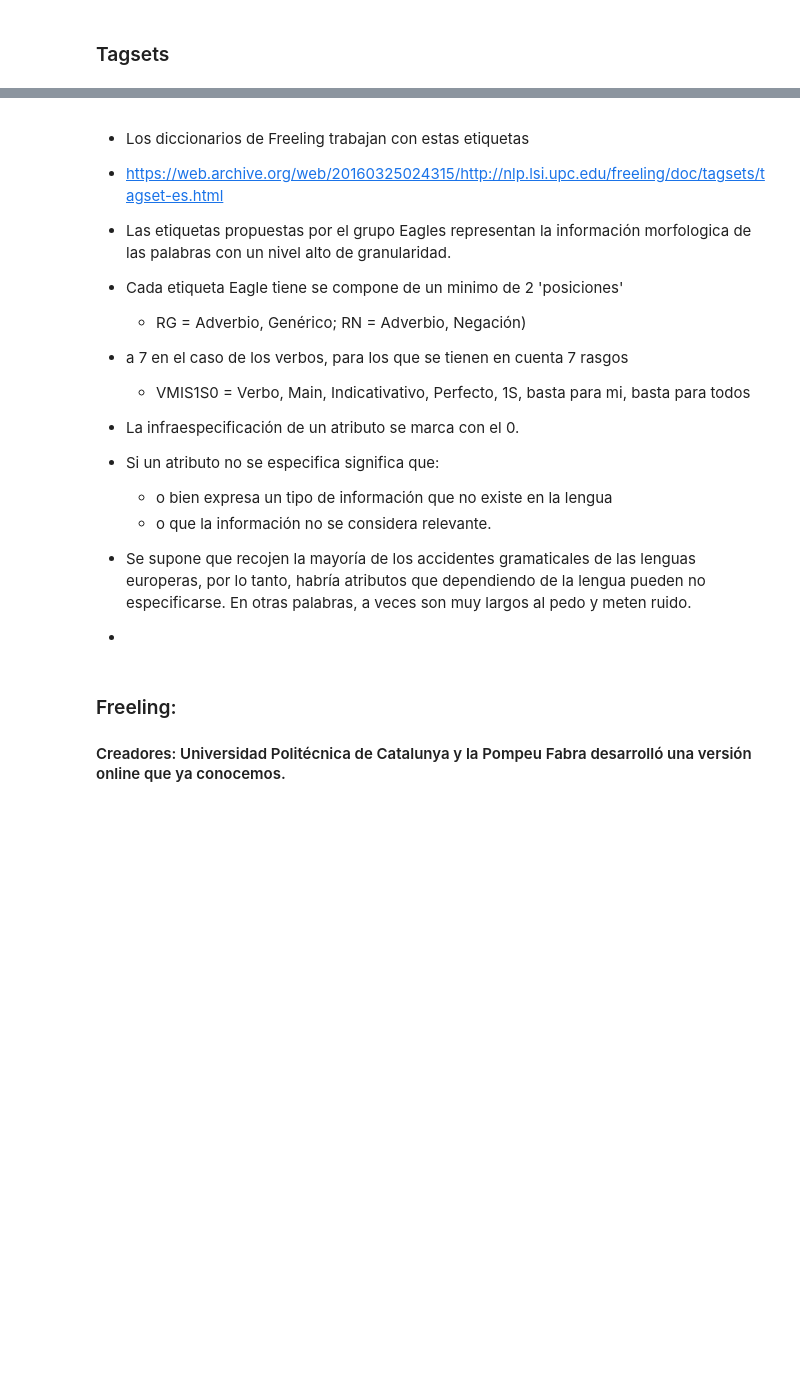
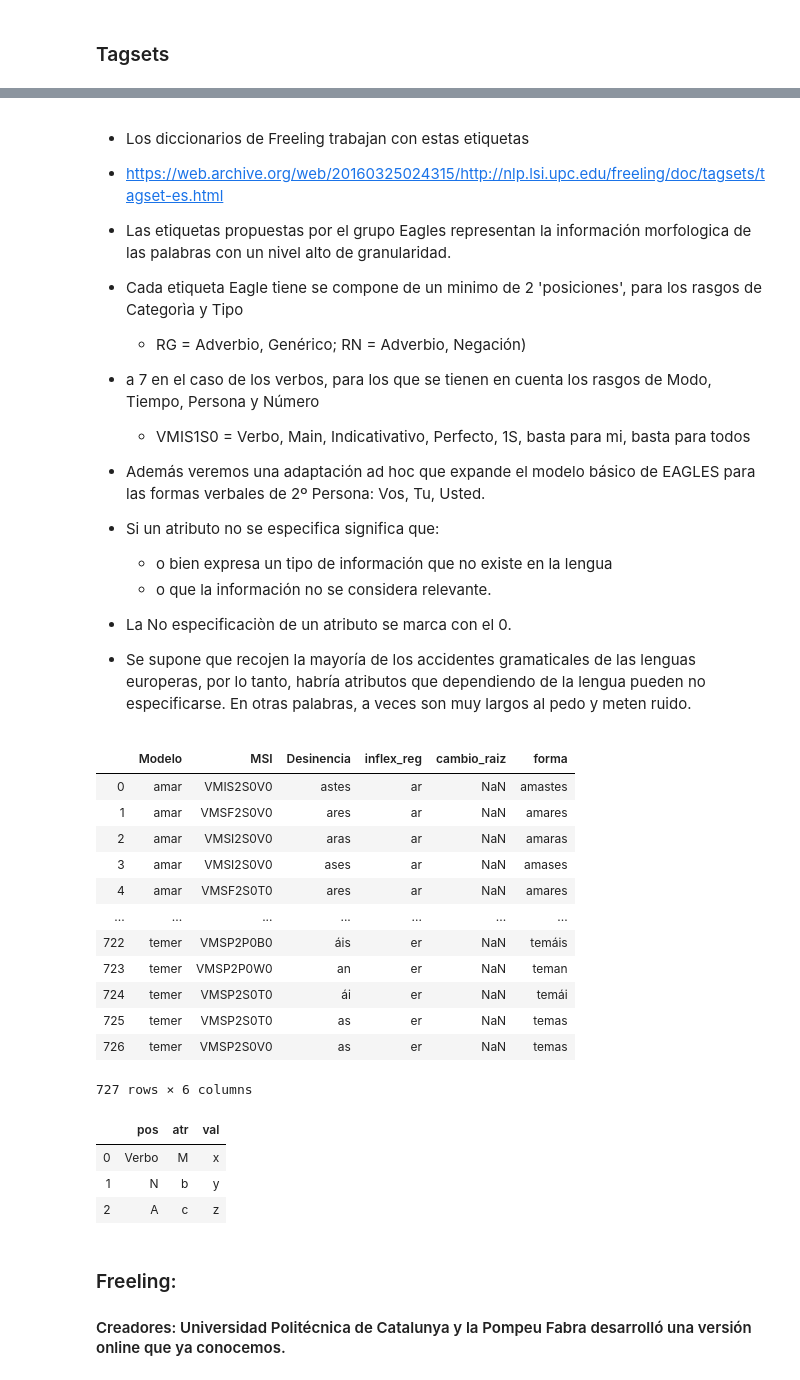
Before and after one commit to chafa618/divina_comedia, a Jupyter notebook: clase_tagsets/Untitled.ipynb, the cells around one changed output, grey strips where cells are left out. Saved outputs shown, nothing was run; the diff lists cells and outputs as text; code cells hidden in the pictures; blank space fills up the shorter version.

```diff
--- a/clase_tagsets/Untitled.ipynb
+++ b/clase_tagsets/Untitled.ipynb
@@ -25,28 +99,47 @@ Penn Treebank: Fue desarrollado por la Universidad de Pensilvania, descripto en
 - Las etiquetas propuestas por el grupo Eagles representan la información morfologica de las palabras con un nivel alto de granularidad.
 
 
-- Cada etiqueta Eagle tiene se compone de un minimo de 2 'posiciones'
+- Cada etiqueta Eagle tiene se compone de un minimo de 2 'posiciones', para los rasgos de Categorìa y Tipo
     - RG = Adverbio, Genérico; RN = Adverbio, Negación)
 
 
-- a 7 en el caso de los verbos, para los que se tienen en cuenta 7 rasgos
+- a 7 en el caso de los verbos, para los que se tienen en cuenta los rasgos de Modo, Tiempo, Persona y Número
     - VMIS1S0 = Verbo, Main, Indicativativo, Perfecto, 1S, basta para mi, basta para todos
 
 
-- La infraespecificación de un atributo se marca con el 0.
+- Además veremos una adaptación ad hoc que expande el modelo básico de EAGLES para las formas verbales de 2º Persona: Vos, Tu, Usted.
+
+
+
 - Si un atributo no se especifica significa que:
     - o bien expresa un tipo de información que no existe en la lengua
     - o que la información no se considera relevante.
 
 
+- La No especificaciòn de un atributo se marca con el 0.
+
+
+
 - Se supone que recojen la mayoría de los accidentes gramaticales de las lenguas europeras, por lo tanto, habría atributos que dependiendo de la lengua pueden no especificarse. En otras palabras, a veces son muy largos al pedo y meten ruido.
-
--
 # %%
 import pandas as pd
 # %%
 conjugaciones = pd.read_csv('conjugaciones.csv')
-#conjugaciones
+conjugaciones
+# %% [output]
+|  | Modelo | MSI | Desinencia | inflex_reg | cambio_raiz | forma |
+| 0 | amar | VMIS2S0V0 | astes | ar | NaN | amastes |
+| 1 | amar | VMSF2S0V0 | ares | ar | NaN | amares |
+| 2 | amar | VMSI2S0V0 | aras | ar | NaN | amaras |
+| 3 | amar | VMSI2S0V0 | ases | ar | NaN | amases |
+| 4 | amar | VMSF2S0T0 | ares | ar | NaN | amares |
+| ... | ... | ... | ... | ... | ... | ... |
+| 722 | temer | VMSP2P0B0 | áis | er | NaN | temáis |
+| 723 | temer | VMSP2P0W0 | an | er | NaN | teman |
+| 724 | temer | VMSP2S0T0 | ái | er | NaN | temái |
+| 725 | temer | VMSP2S0T0 | as | er | NaN | temas |
+| 726 | temer | VMSP2S0V0 | as | er | NaN | temas |
+727 rows × 6 columns
 # %%
 """flexiones = pd.read_csv('flexiones.csv')
 flexiones"""
@@ -60,3 +153,10 @@ verbos = pd.DataFrame()
+# %%
+verbos
+# %% [output]
+|  | pos | atr | val |
+| 0 | Verbo | M | x |
+| 1 | N | b | y |
+| 2 | A | c | z |
 # %% [markdown]
 ### Freeling:
 #### Creadores: Universidad Politécnica de Catalunya y la Pompeu Fabra desarrolló una versión online que ya conocemos.
```
Also changed, not shown: parts of 12 cells of this notebook, 3 other files.
